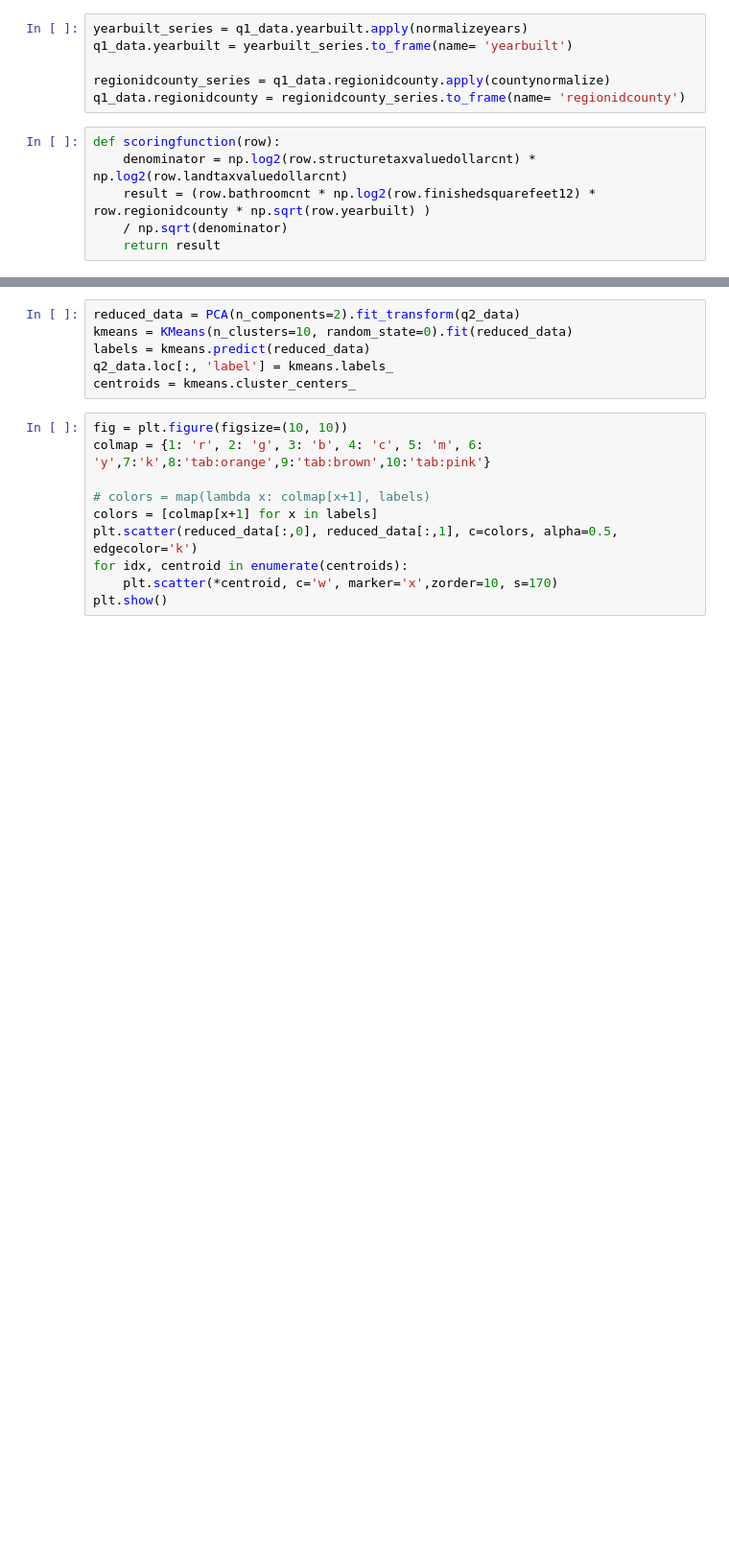
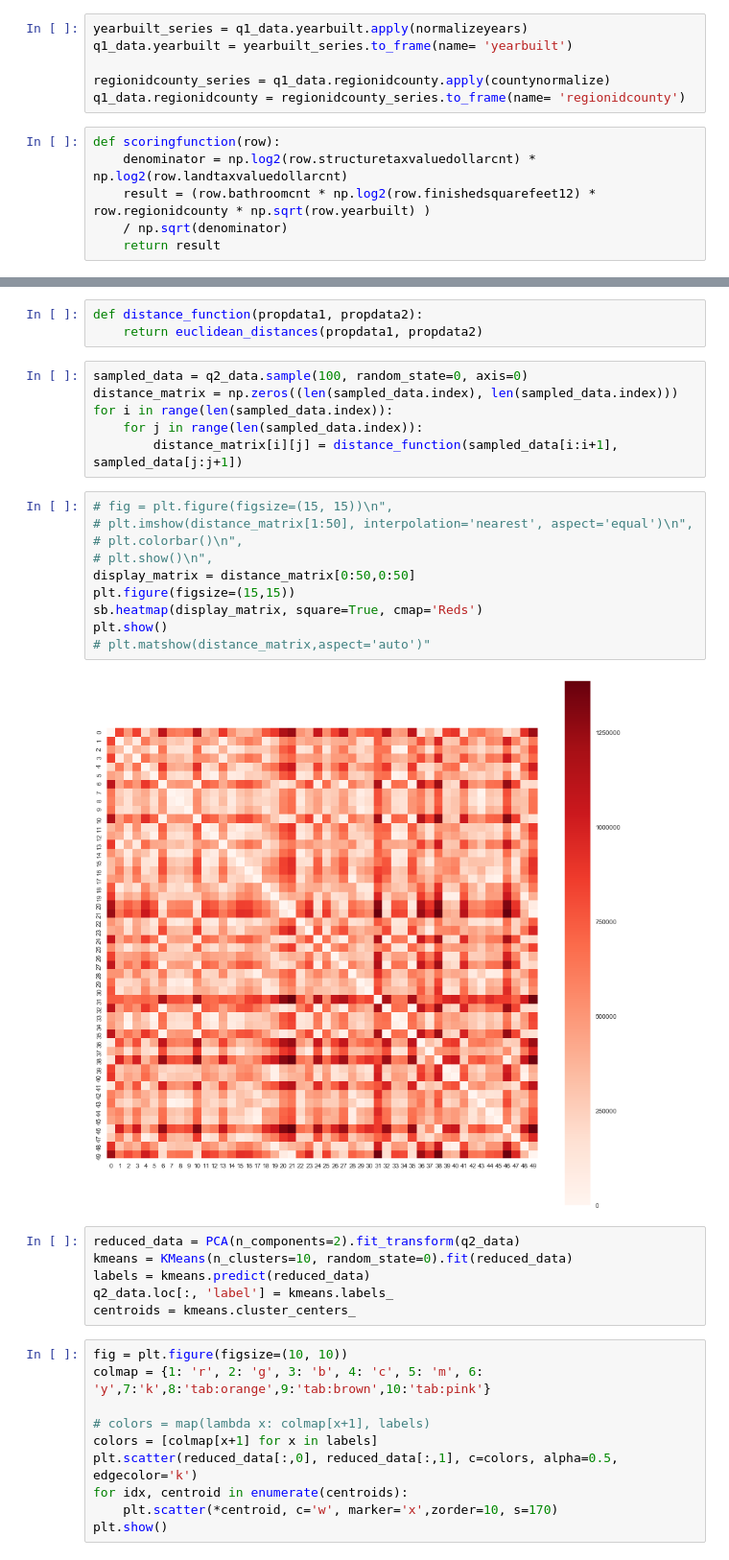
Before and after one commit to ashuyadav93/Zillow-Home-Value-Prediction, a Jupyter notebook: HW3.ipynb, the cells around one changed output, grey strips where cells are left out. Shown at 96% size. Cells and saved outputs as stored; diff of their text form; blank space fills up the shorter version.

```diff
--- a/HW3.ipynb
+++ b/HW3.ipynb
@@ -143,3 +149,24 @@ q2_data.head()
+# %%
+def distance_function(propdata1, propdata2):
+    return euclidean_distances(propdata1, propdata2)
+# %%
+sampled_data = q2_data.sample(100, random_state=0, axis=0)
+distance_matrix = np.zeros((len(sampled_data.index), len(sampled_data.index)))
+for i in range(len(sampled_data.index)):
+    for j in range(len(sampled_data.index)):
+        distance_matrix[i][j] = distance_function(sampled_data[i:i+1], sampled_data[j:j+1])
+# %%
+# fig = plt.figure(figsize=(15, 15))\n",
+# plt.imshow(distance_matrix[1:50], interpolation='nearest', aspect='equal')\n",
+# plt.colorbar()\n",
+# plt.show()\n",
+display_matrix = distance_matrix[0:50,0:50]
+plt.figure(figsize=(15,15))
+sb.heatmap(display_matrix, square=True, cmap='Reds')
+plt.show()
+# plt.matshow(distance_matrix,aspect='auto')"
+# %% [output]
+[figure, added]
 # %%
 reduced_data = PCA(n_components=2).fit_transform(q2_data)
 kmeans = KMeans(n_clusters=10, random_state=0).fit(reduced_data)
```
Also changed, not shown: parts of 20 cells of this notebook.
